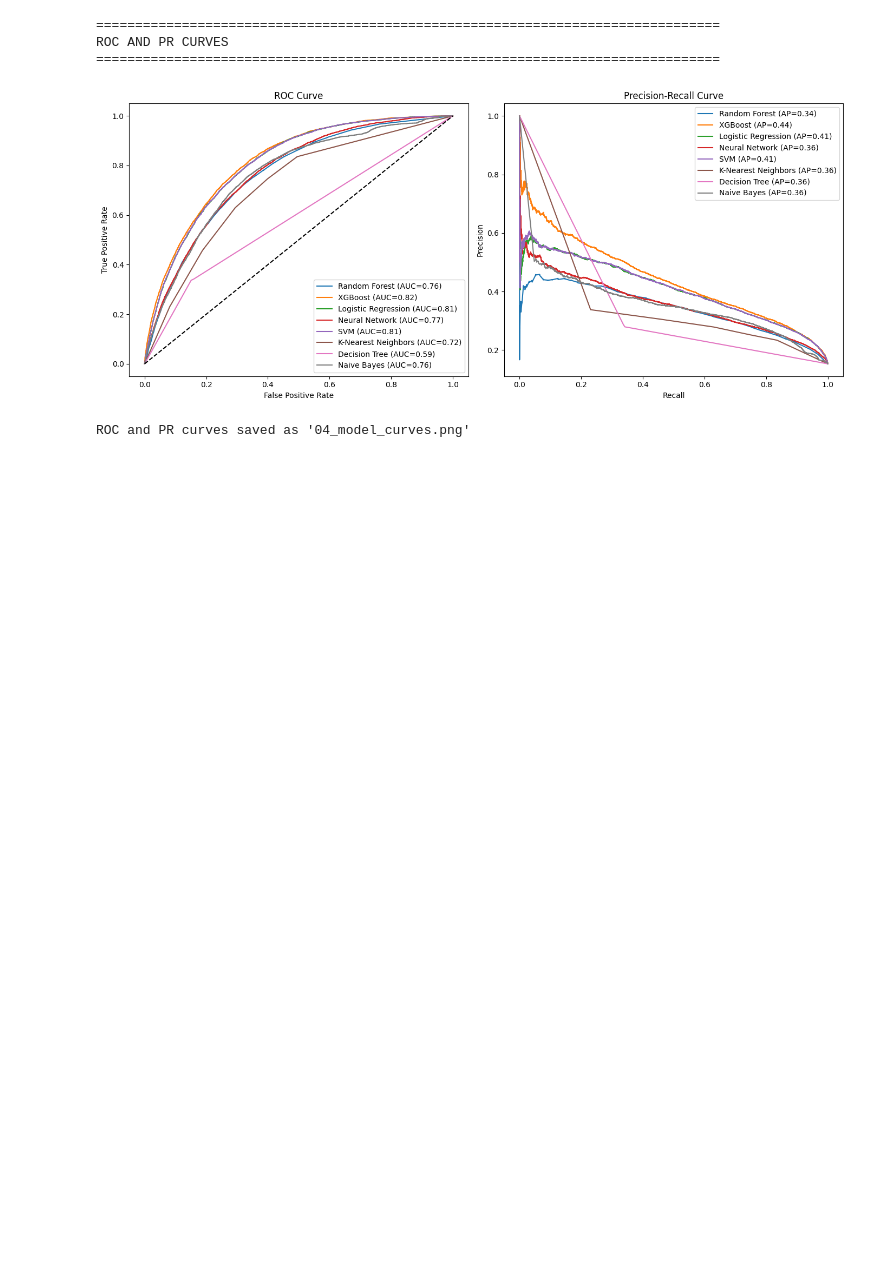
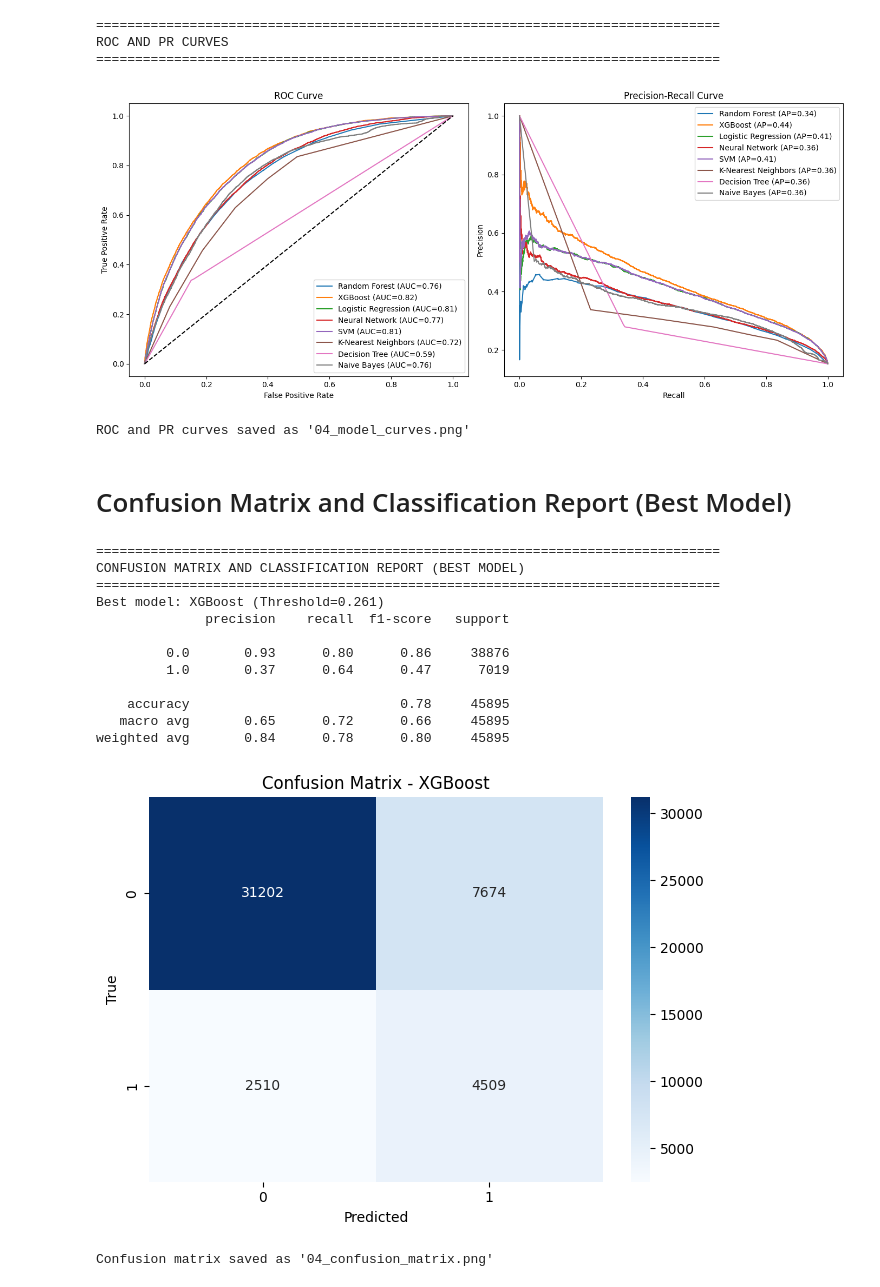
Before and after one commit to eyyuboeztuerk-arch/DPP-Stackfuel-Data-Science-Projekt, a Jupyter notebook: notebooks/04_results.ipynb, the cells around one changed output. Cells and saved outputs as stored; diff of their text form; code cells hidden in the pictures; blank space fills up the shorter version.

Commit message:
add confusion matrix and classification report for best model in 04_results.ipynb

```diff
--- a/notebooks/04_results.ipynb
+++ b/notebooks/04_results.ipynb
@@ -131,3 +131,45 @@ ROC AND PR CURVES
 ================================================================================
 [figure]
 ROC and PR curves saved as '04_model_curves.png'
+# %% [markdown]
+# Confusion Matrix and Classification Report (Best Model)
+# %%
+# ============================================================================
+# 4. CONFUSION MATRIX AND CLASSIFICATION REPORT (BEST MODEL)
+# ============================================================================
+print("\n" + "="*80)
+print("CONFUSION MATRIX AND CLASSIFICATION REPORT (BEST MODEL)")
+print("="*80)
+
+best_model_name = df_comparison.iloc[0]['Model']
+best_res = model_results[best_model_name]
+best_threshold = best_res.get('best_threshold', 0.5)
+y_pred = (best_res['y_proba'] >= best_threshold).astype(int)
+
+print(f"Best model: {best_model_name} (Threshold={best_threshold:.3f})")
+print(classification_report(target_test, y_pred))
+
+cm = confusion_matrix(target_test, y_pred)
+sns.heatmap(cm, annot=True, fmt='d', cmap='Blues')
+plt.title(f"Confusion Matrix - {best_model_name}")
+plt.xlabel("Predicted")
+plt.ylabel("True")
+plt.tight_layout()
+plt.savefig("04_confusion_matrix.png", dpi=300, bbox_inches='tight')
+plt.show()
+print("Confusion matrix saved as '04_confusion_matrix.png'")
+# %% [output]
+================================================================================
+CONFUSION MATRIX AND CLASSIFICATION REPORT (BEST MODEL)
+================================================================================
+Best model: XGBoost (Threshold=0.261)
+              precision    recall  f1-score   support
+
+         0.0       0.93      0.80      0.86     38876
+         1.0       0.37      0.64      0.47      7019
+
+    accuracy                           0.78     45895
+   macro avg       0.65      0.72      0.66     45895
+weighted avg       0.84      0.78      0.80     45895
+[figure, added]
+Confusion matrix saved as '04_confusion_matrix.png'
```
